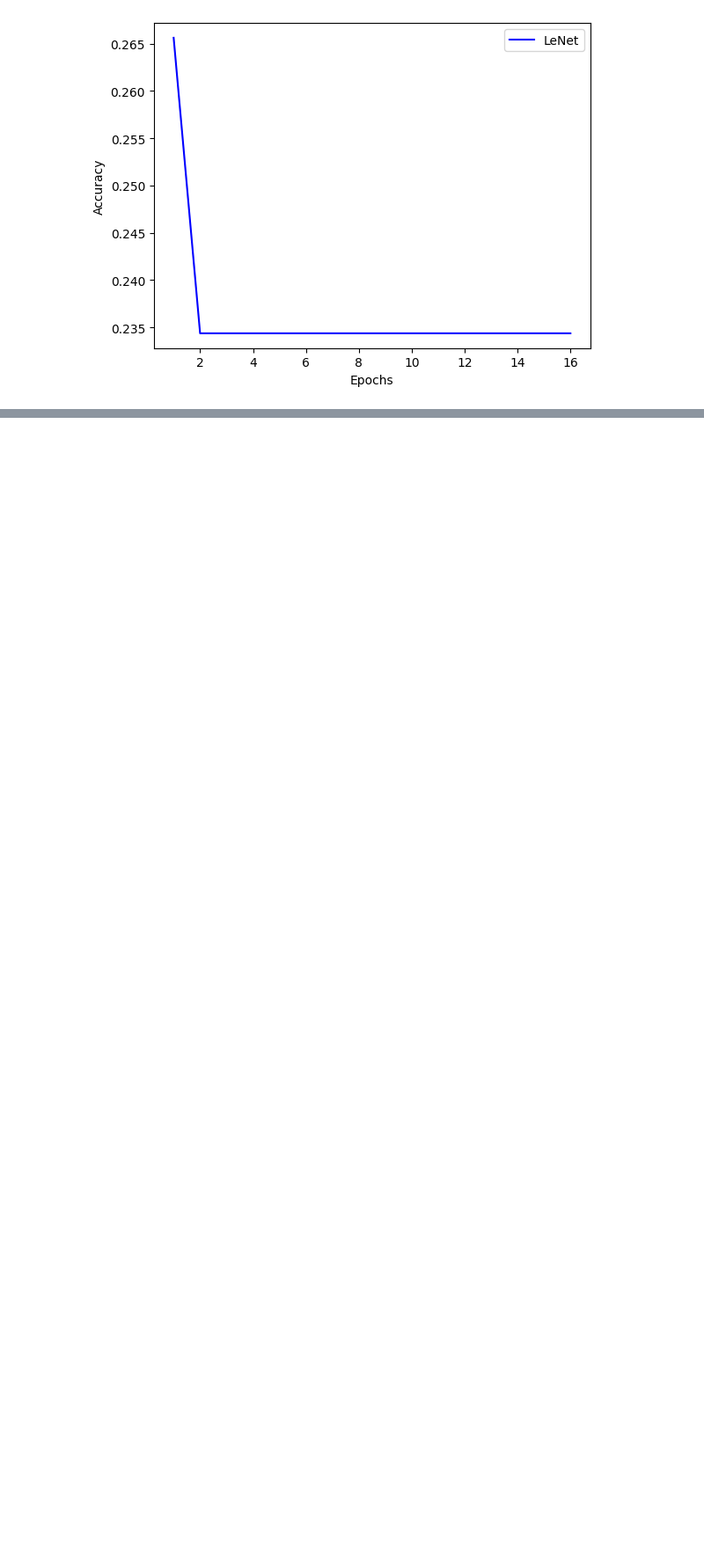
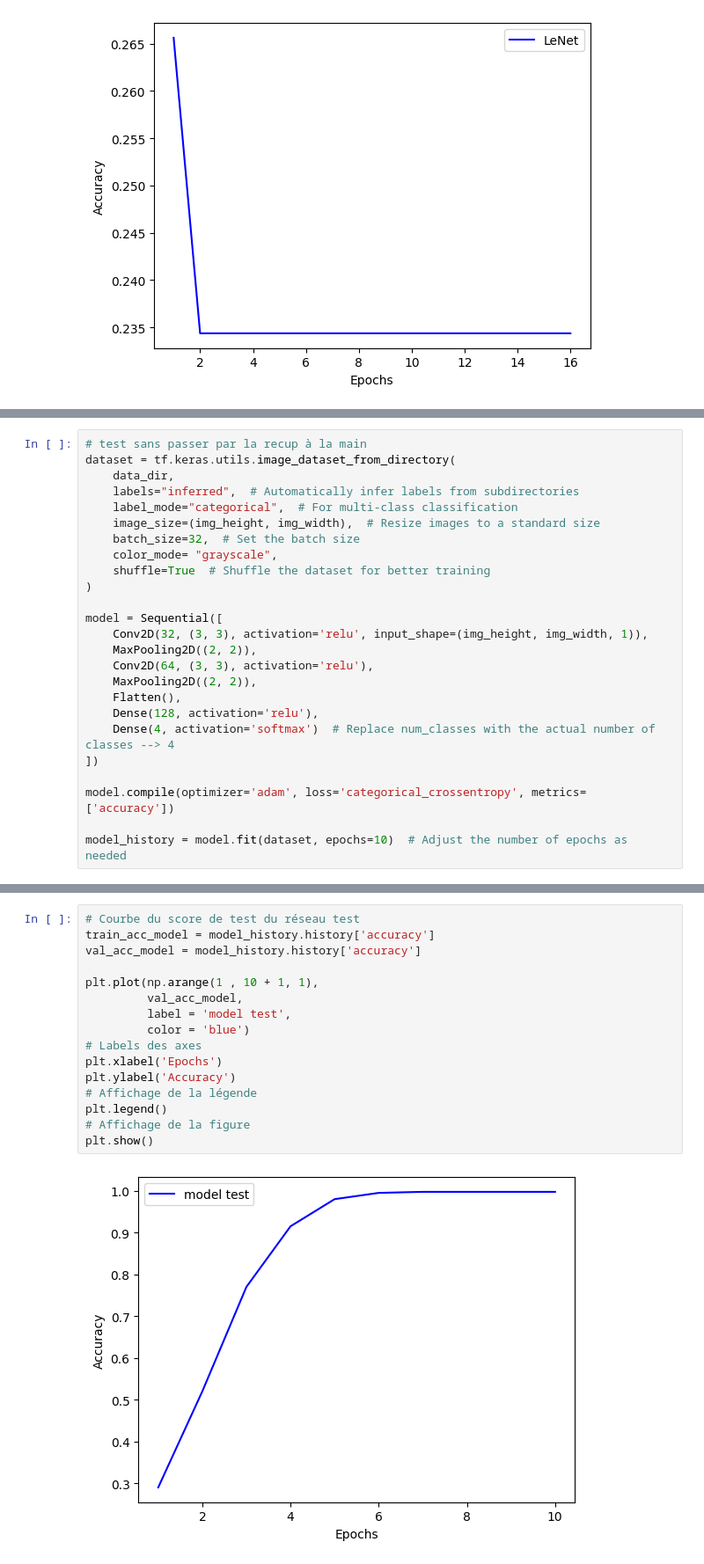
Before and after one commit to mmelkowski/radio_pulmo, a Jupyter notebook: notebooks/MME_notebook.ipynb, the cells around one changed output, grey strips where cells are left out. Shown at 88% size. Saved outputs shown, nothing was run; the diff lists cells and outputs as text; blank space fills up the shorter version.

Commit message:
FEAT(exploration): Add Direct application of model after loading.

```diff
--- a/notebooks/MME_notebook.ipynb
+++ b/notebooks/MME_notebook.ipynb
@@ -245,0 +263,25 @@ plt.show()
+# %%
+# test sans passer par la recup à la main
+dataset = tf.keras.utils.image_dataset_from_directory(
+    data_dir,
+    labels="inferred",  # Automatically infer labels from subdirectories
+    label_mode="categorical",  # For multi-class classification
+    image_size=(img_height, img_width),  # Resize images to a standard size
+    batch_size=32,  # Set the batch size
+    color_mode= "grayscale",
+    shuffle=True  # Shuffle the dataset for better training
+)
+
+model = Sequential([
+    Conv2D(32, (3, 3), activation='relu', input_shape=(img_height, img_width, 1)),
+    MaxPooling2D((2, 2)),
+    Conv2D(64, (3, 3), activation='relu'),
+    MaxPooling2D((2, 2)),
+    Flatten(),
+    Dense(128, activation='relu'),
+    Dense(4, activation='softmax')  # Replace num_classes with the actual number of classes --> 4
+])
+
+model.compile(optimizer='adam', loss='categorical_crossentropy', metrics=['accuracy'])
+
+model_history = model.fit(dataset, epochs=10)  # Adjust the number of epochs as needed
@@ -245,0 +310,18 @@ plt.show()
+# %%
+# Courbe du score de test du réseau test
+train_acc_model = model_history.history['accuracy']
+val_acc_model = model_history.history['accuracy']
+
+plt.plot(np.arange(1 , 10 + 1, 1),
+         val_acc_model,
+         label = 'model test',
+         color = 'blue')
+# Labels des axes
+plt.xlabel('Epochs')
+plt.ylabel('Accuracy')
+# Affichage de la légende
+plt.legend()
+# Affichage de la figure
+plt.show()
+# %% [output]
+[figure, added]
```
Also changed, not shown: parts of 6 cells of this notebook.
